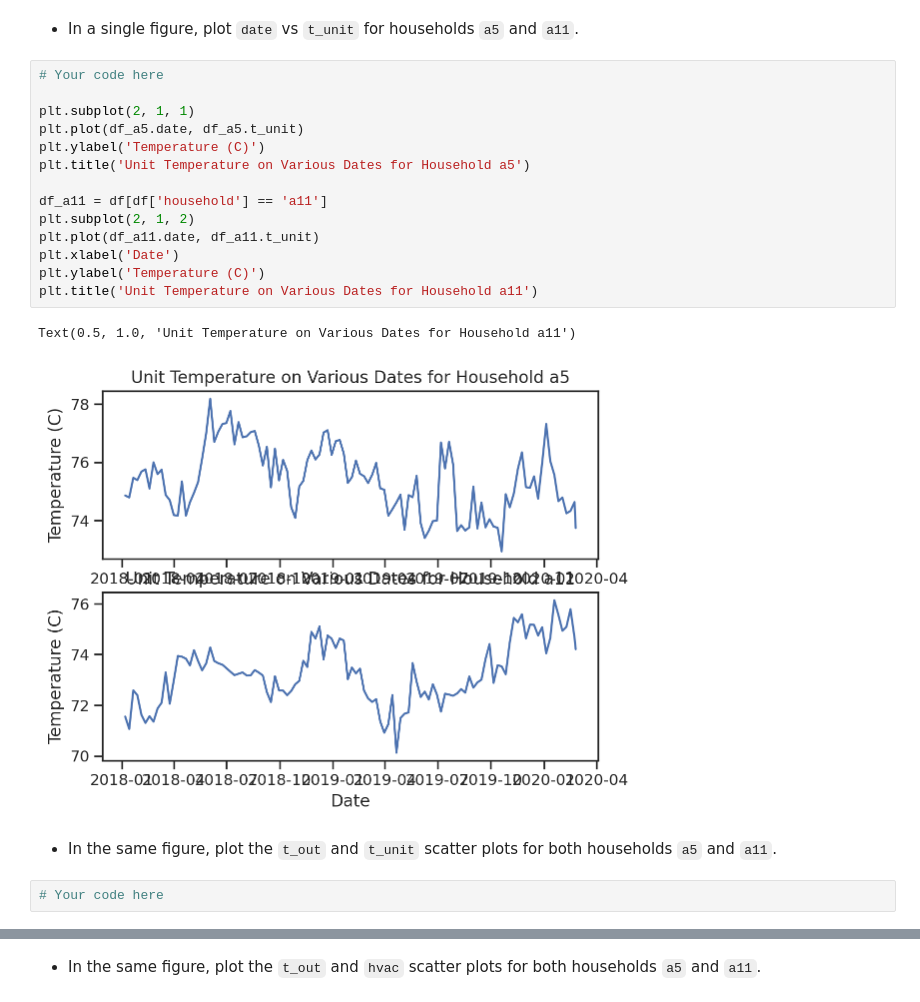
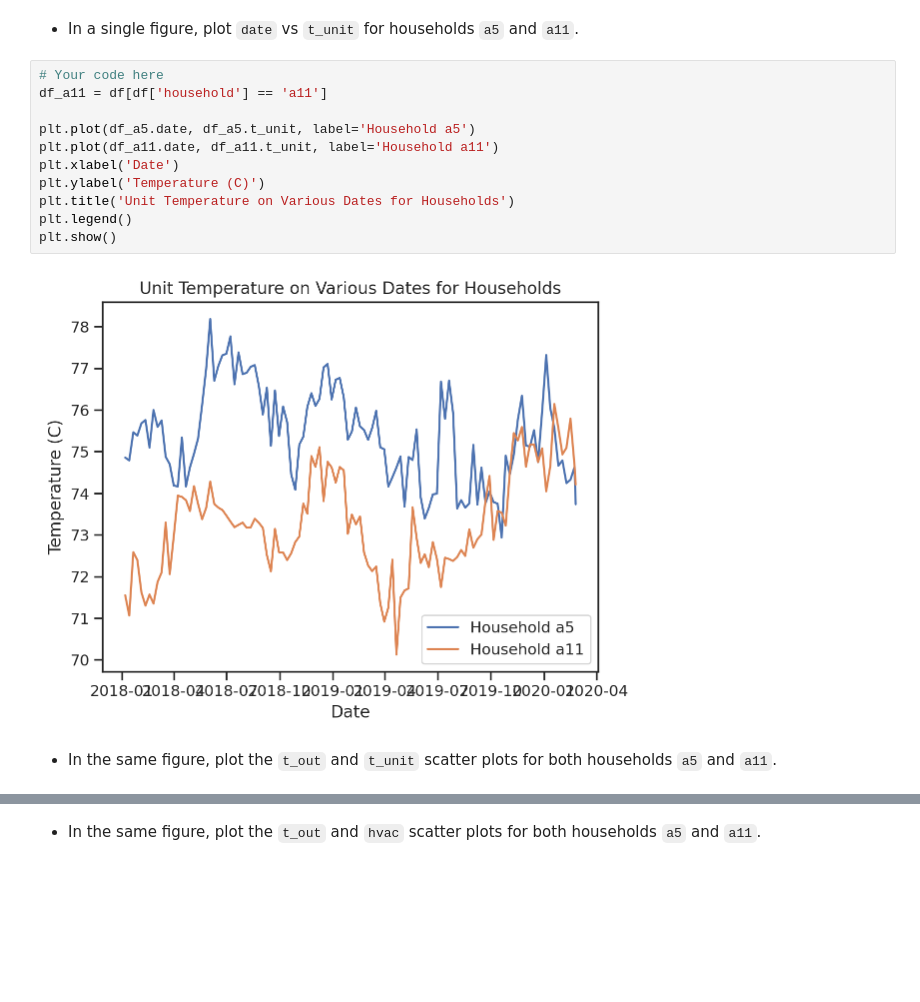
Before and after one commit to naray130/ME-239-HW, a Jupyter notebook: lecture06/homework_06.ipynb, the cells around one changed output, grey strips where cells are left out. Cells and saved outputs as stored; diff of their text form; blank space fills up the shorter version.

```diff
--- a/lecture06/homework_06.ipynb
+++ b/lecture06/homework_06.ipynb
@@ -197,22 +197,16 @@ plt.show()
 + In a single figure, plot `date` vs `t_unit` for households `a5` and `a11`.
 # %%
 # Your code here
+df_a11 = df[df['household'] == 'a11']
 
-plt.subplot(2, 1, 1)
-plt.plot(df_a5.date, df_a5.t_unit)
-plt.ylabel('Temperature (C)')
-plt.title('Unit Temperature on Various Dates for Household a5')
-
-df_a11 = df[df['household'] == 'a11']
-plt.subplot(2, 1, 2)
-plt.plot(df_a11.date, df_a11.t_unit)
+plt.plot(df_a5.date, df_a5.t_unit, label='Household a5')
+plt.plot(df_a11.date, df_a11.t_unit, label='Household a11')
 plt.xlabel('Date')
 plt.ylabel('Temperature (C)')
-plt.title('Unit Temperature on Various Dates for Household a11')
+plt.title('Unit Temperature on Various Dates for Households')
+plt.legend()
+plt.show()
 # %% [output]
-Text(0.5, 1.0, 'Unit Temperature on Various Dates for Household a11')
-[figure, old version]
+[figure, new version]
 # %% [markdown]
 + In the same figure, plot the `t_out` and `t_unit` scatter plots for both households `a5` and `a11`.
-# %%
-# Your code here
```
Also changed, not shown: parts of 17 cells of this notebook.
